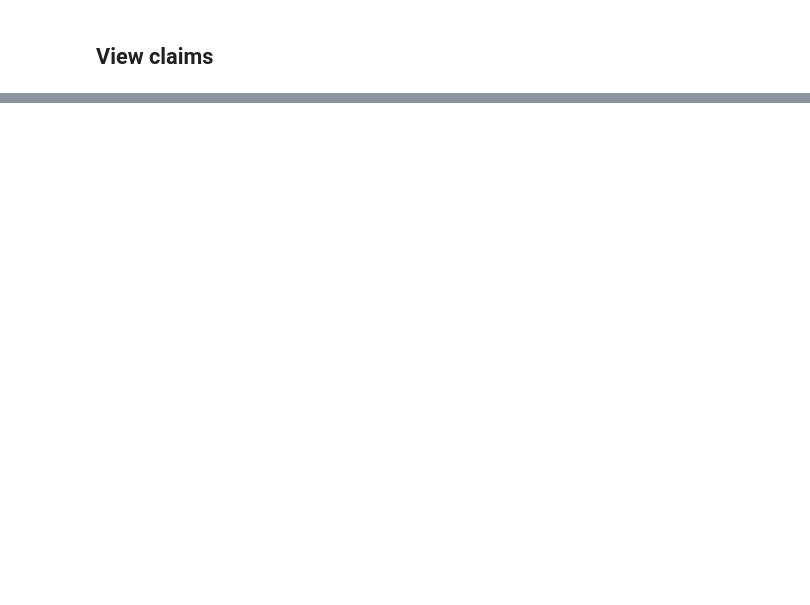
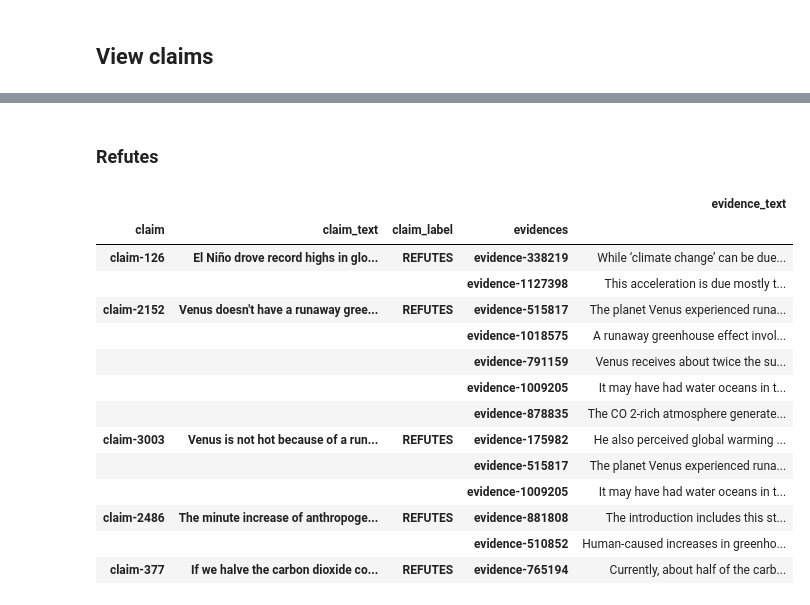
Before and after one commit to johnsonjzhou/comp90042-project, a Jupyter notebook: 01_discovery/claims_viewer.ipynb, the cells around one changed output, grey strips where cells are left out. Saved outputs shown, nothing was run; the diff lists cells and outputs as text; code cells hidden in the pictures; blank space fills up the shorter version.

```diff
--- a/01_discovery/claims_viewer.ipynb
+++ b/01_discovery/claims_viewer.ipynb
@@ -92,0 +72,25 @@ It has a duration of approximately 354.37 days.
+# %% [markdown]
+### Refutes
+# %%
+refutes_claims = train_claims.query(
+    """
+    claim_label == 'REFUTES'
+    """
+)
+refutes_claims.loc[refutes_claims.index.get_level_values(0).unique()[:5]]
+# %% [output]
+|  |  |  |  | evidence_text |
+| claim | claim_text | claim_label | evidences |  |
+| claim-126 | El Niño drove record highs in glo... | REFUTES | evidence-338219 | While ‘climate change’ can be due... |
+|  |  |  | evidence-1127398 | This acceleration is due mostly t... |
+| claim-2152 | Venus doesn't have a runaway gree... | REFUTES | evidence-515817 | The planet Venus experienced runa... |
+|  |  |  | evidence-1018575 | A runaway greenhouse effect invol... |
+|  |  |  | evidence-791159 | Venus receives about twice the su... |
+|  |  |  | evidence-1009205 | It may have had water oceans in t... |
+|  |  |  | evidence-878835 | The CO 2-rich atmosphere generate... |
+| claim-3003 | Venus is not hot because of a run... | REFUTES | evidence-175982 | He also perceived global warming ... |
+|  |  |  | evidence-515817 | The planet Venus experienced runa... |
+|  |  |  | evidence-1009205 | It may have had water oceans in t... |
+| claim-2486 | The minute increase of anthropoge... | REFUTES | evidence-881808 | The introduction includes this st... |
+|  |  |  | evidence-510852 | Human-caused increases in greenho... |
+| claim-377 | If we halve the carbon dioxide co... | REFUTES | evidence-765194 | Currently, about half of the carb... |
```
Also changed, not shown: parts of 11 cells of this notebook, 1 other file.
